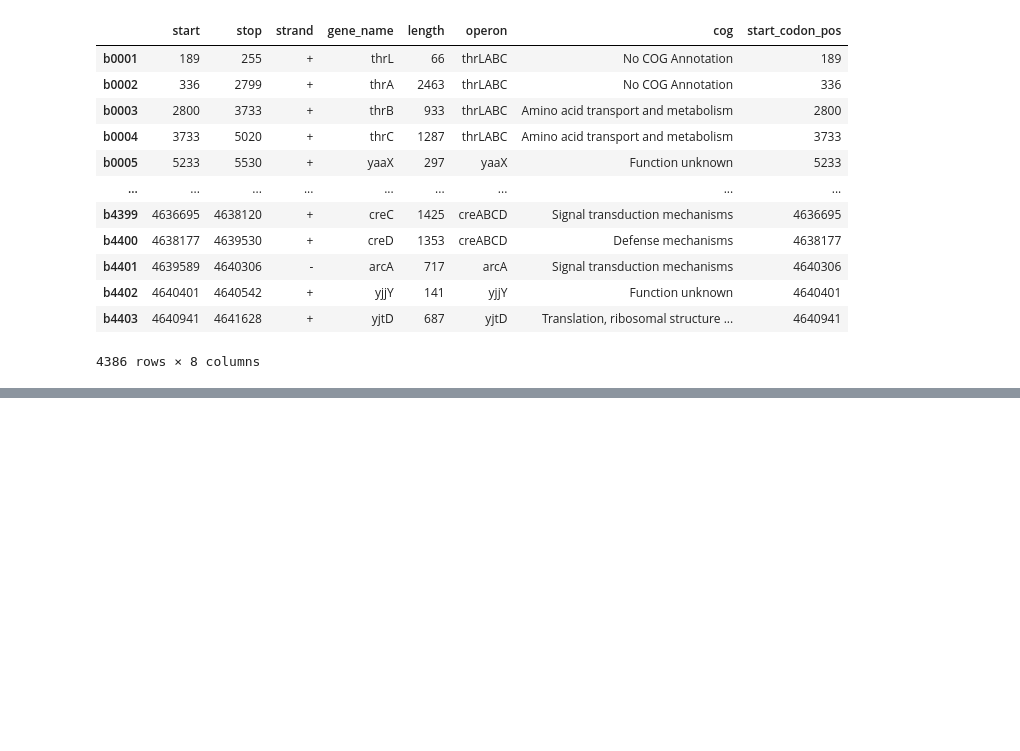
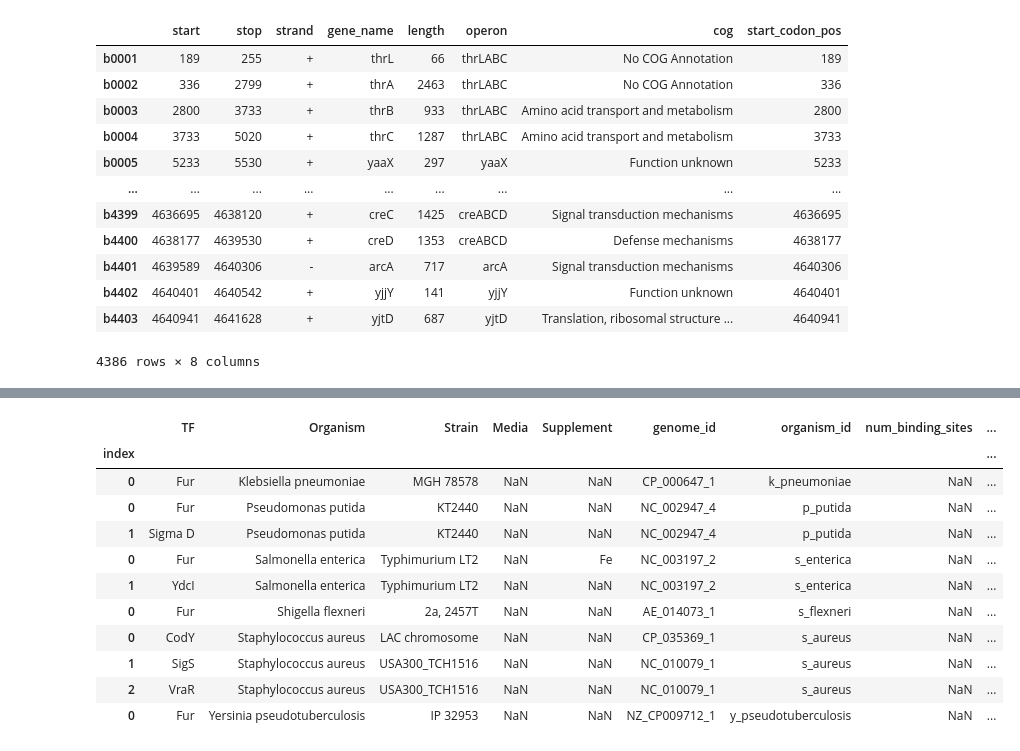
Before and after one commit to SBRG/ChIPdb, a Jupyter notebook: notebooks/plot_data_generate.ipynb, the cells around one changed output, grey strips where cells are left out. Cells and saved outputs as stored; diff of their text form; code cells hidden in the pictures; blank space fills up the shorter version.

```diff
--- a/notebooks/plot_data_generate.ipynb
+++ b/notebooks/plot_data_generate.ipynb
@@ -319,0 +378,15 @@ df.head()
+# %%
+TF_list
+# %% [output]
+|  | TF | Organism | Strain | Media | Supplement | genome_id | organism_id | num_binding_sites | ... |
+| index |  |  |  |  |  |  |  |  | ... |
+| 0 | Fur | Klebsiella pneumoniae | MGH 78578 | NaN | NaN | CP_000647_1 | k_pneumoniae | NaN | ... |
+| 0 | Fur | Pseudomonas putida | KT2440 | NaN | NaN | NC_002947_4 | p_putida | NaN | ... |
+| 1 | Sigma D | Pseudomonas putida | KT2440 | NaN | NaN | NC_002947_4 | p_putida | NaN | ... |
+| 0 | Fur | Salmonella enterica | Typhimurium LT2 | NaN | Fe | NC_003197_2 | s_enterica | NaN | ... |
+| 1 | YdcI | Salmonella enterica | Typhimurium LT2 | NaN | NaN | NC_003197_2 | s_enterica | NaN | ... |
+| 0 | Fur | Shigella flexneri | 2a, 2457T | NaN | NaN | AE_014073_1 | s_flexneri | NaN | ... |
+| 0 | CodY | Staphylococcus aureus | LAC chromosome | NaN | NaN | CP_035369_1 | s_aureus | NaN | ... |
+| 1 | SigS | Staphylococcus aureus | USA300_TCH1516 | NaN | NaN | NC_010079_1 | s_aureus | NaN | ... |
+| 2 | VraR | Staphylococcus aureus | USA300_TCH1516 | NaN | NaN | NC_010079_1 | s_aureus | NaN | ... |
+| 0 | Fur | Yersinia pseudotuberculosis | IP 32953 | NaN | NaN | NZ_CP009712_1 | y_pseudotuberculosis | NaN | ... |
```
Also changed, not shown: parts of 7 cells of this notebook, 10 other files.
